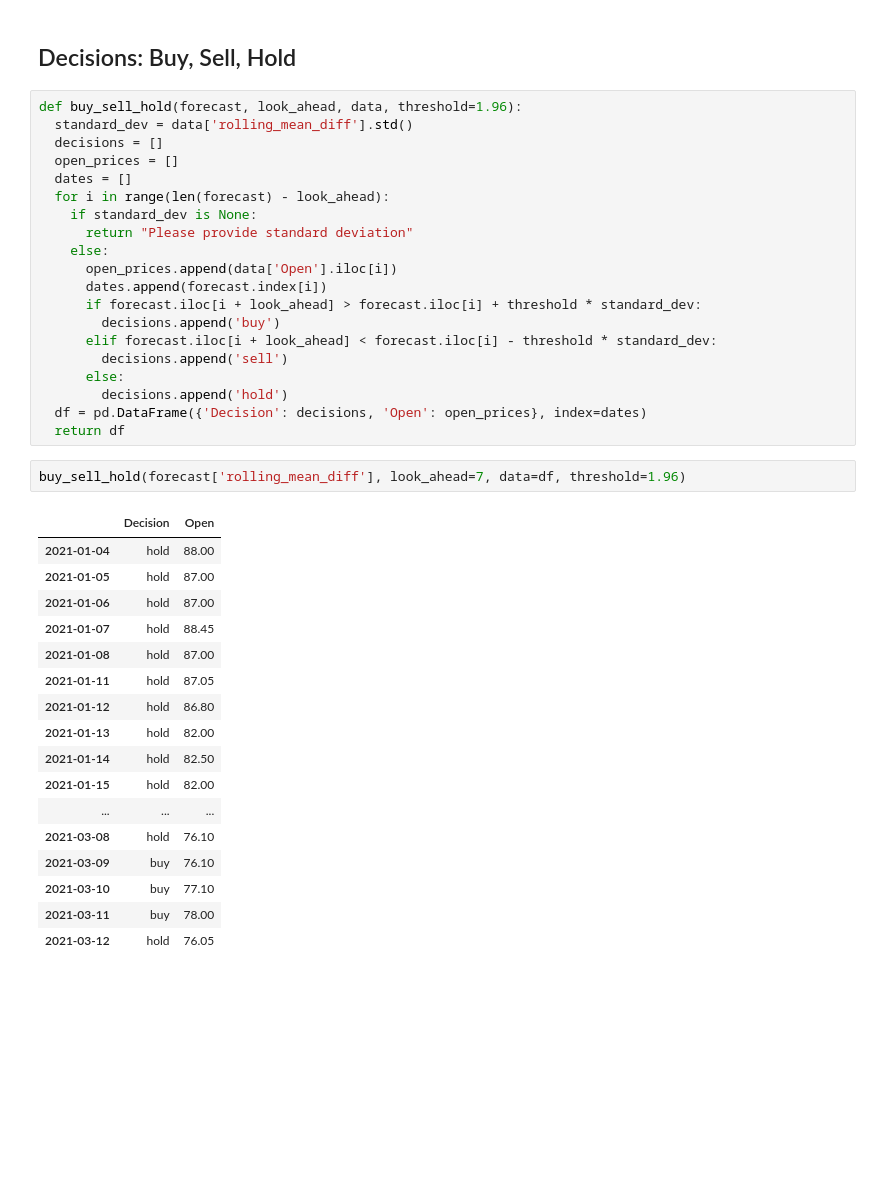
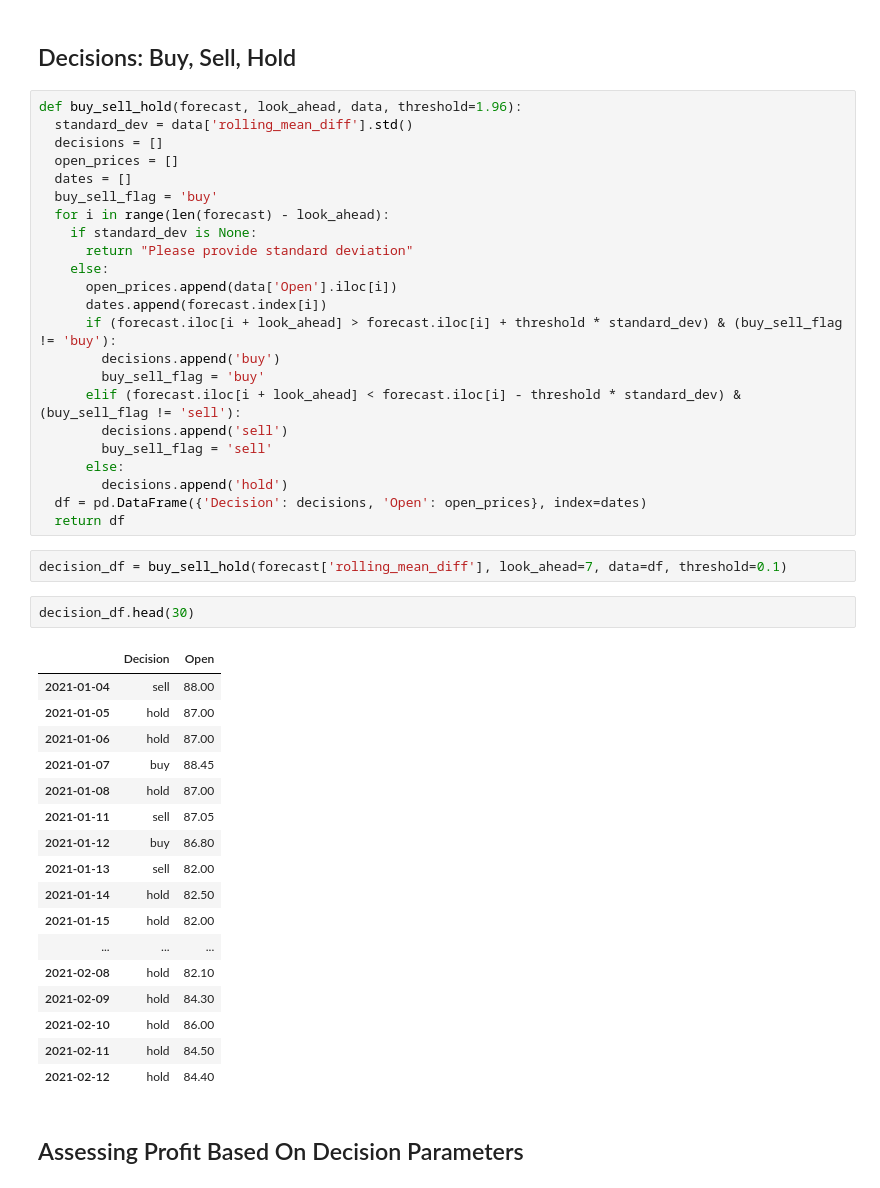
Before and after one commit to JideOkesanjo/JvwzPchMzoFGWGVY, a Jupyter notebook: Argentina_Pampa_Energia_SA.ipynb, the cells around one changed output. Drawn from its saved outputs; the diff is of its cells as text; blank space fills up the shorter version.

```diff
--- a/Argentina_Pampa_Energia_SA.ipynb
+++ b/Argentina_Pampa_Energia_SA.ipynb
@@ -284,37 +292,44 @@ def buy_sell_hold(forecast, look_ahead, data, threshold=1.96):
   decisions = []
   open_prices = []
   dates = []
+  buy_sell_flag = 'buy'
   for i in range(len(forecast) - look_ahead):
     if standard_dev is None:
       return "Please provide standard deviation"
     else:
       open_prices.append(data['Open'].iloc[i])
       dates.append(forecast.index[i])
-      if forecast.iloc[i + look_ahead] > forecast.iloc[i] + threshold * standard_dev:
+      if (forecast.iloc[i + look_ahead] > forecast.iloc[i] + threshold * standard_dev) & (buy_sell_flag != 'buy'):
         decisions.append('buy')
-      elif forecast.iloc[i + look_ahead] < forecast.iloc[i] - threshold * standard_dev:
+        buy_sell_flag = 'buy'
+      elif (forecast.iloc[i + look_ahead] < forecast.iloc[i] - threshold * standard_dev) & (buy_sell_flag != 'sell'):
         decisions.append('sell')
+        buy_sell_flag = 'sell'
       else:
         decisions.append('hold')
   df = pd.DataFrame({'Decision': decisions, 'Open': open_prices}, index=dates)
   return df
 # %%
-buy_sell_hold(forecast['rolling_mean_diff'], look_ahead=7, data=df, threshold=1.96)
+decision_df = buy_sell_hold(forecast['rolling_mean_diff'], look_ahead=7, data=df, threshold=0.1)
-# %% [output]
-|  | Decision | Open |
-| 2021-01-04 | hold | 88.00 |
-| 2021-01-05 | hold | 87.00 |
-| 2021-01-06 | hold | 87.00 |
-| 2021-01-07 | hold | 88.45 |
-| 2021-01-08 | hold | 87.00 |
-| 2021-01-11 | hold | 87.05 |
-| 2021-01-12 | hold | 86.80 |
-| 2021-01-13 | hold | 82.00 |
-| 2021-01-14 | hold | 82.50 |
-| 2021-01-15 | hold | 82.00 |
-| ... | ... | ... |
-| 2021-03-08 | hold | 76.10 |
-| 2021-03-09 | buy | 76.10 |
-| 2021-03-10 | buy | 77.10 |
-| 2021-03-11 | buy | 78.00 |
-| 2021-03-12 | hold | 76.05 |
+# %%
+decision_df.head(30)
+# %% [output]
+|  | Decision | Open |
+| 2021-01-04 | sell | 88.00 |
+| 2021-01-05 | hold | 87.00 |
+| 2021-01-06 | hold | 87.00 |
+| 2021-01-07 | buy | 88.45 |
+| 2021-01-08 | hold | 87.00 |
+| 2021-01-11 | sell | 87.05 |
+| 2021-01-12 | buy | 86.80 |
+| 2021-01-13 | sell | 82.00 |
+| 2021-01-14 | hold | 82.50 |
+| 2021-01-15 | hold | 82.00 |
+| ... | ... | ... |
+| 2021-02-08 | hold | 82.10 |
+| 2021-02-09 | hold | 84.30 |
+| 2021-02-10 | hold | 86.00 |
+| 2021-02-11 | hold | 84.50 |
+| 2021-02-12 | hold | 84.40 |
+# %% [markdown]
+## Assessing Profit Based On Decision Parameters
```
Also changed, not shown: parts of 3 cells of this notebook.
